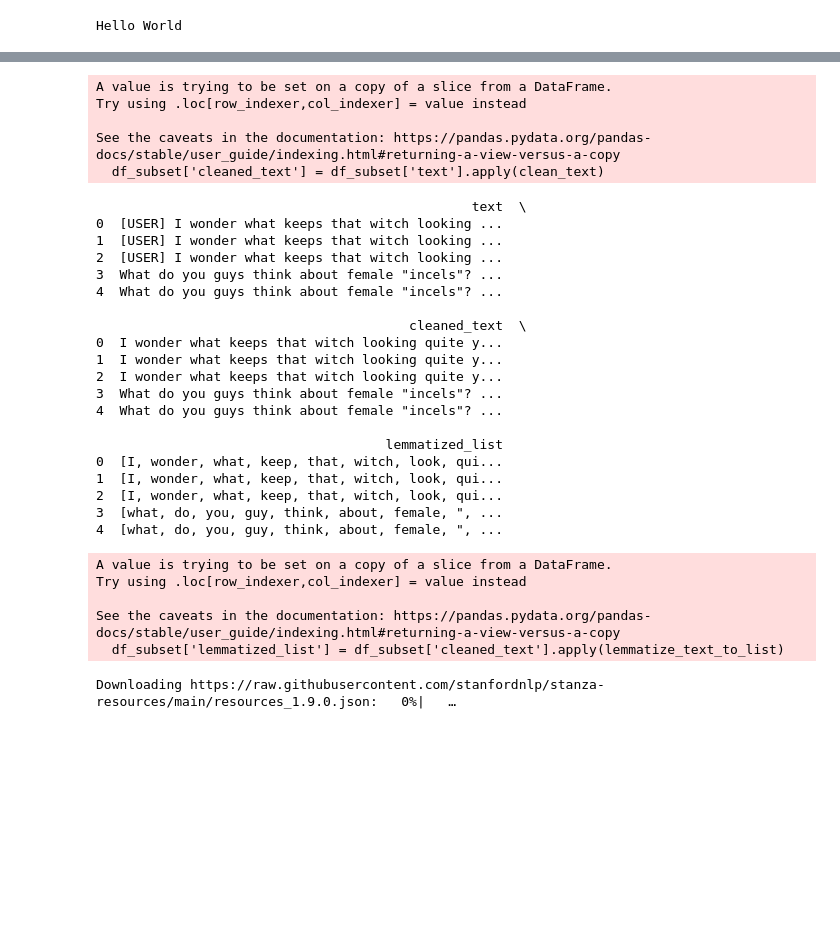
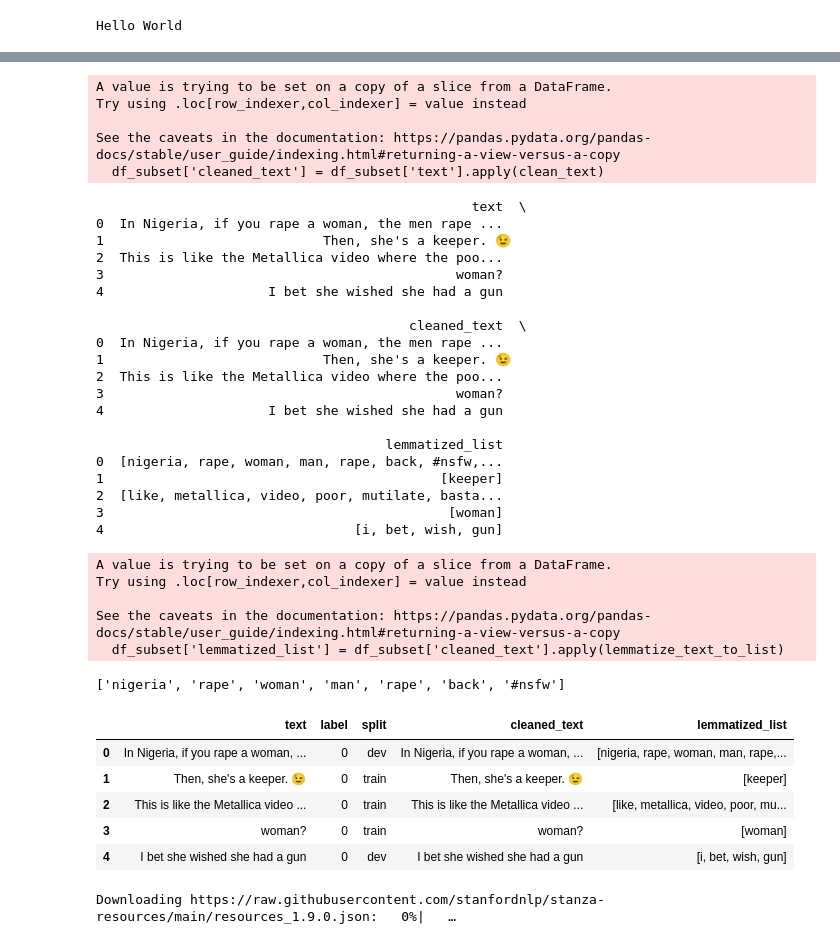
Before and after one commit to SvenGerloff/online_sexism_detection, a Jupyter notebook: milestone_1/00_data_preparation.ipynb, the cells around one changed output, grey strips where cells are left out. Saved outputs shown, nothing was run; the diff lists cells and outputs as text; code cells hidden in the pictures; blank space fills up the shorter version.

```diff
--- a/milestone_1/00_data_preparation.ipynb
+++ b/milestone_1/00_data_preparation.ipynb
@@ -119,13 +131,17 @@ INFO:stanza:Done loading processors!
+# %%
+# Function to clean text and remove specific strings
+def clean_text(text):
+    return text.replace('[USER]', '').strip()  # Remove '[USER]' and any leading/trailing whitespace
+
+# Function to lemmatize text and return as a list of lemmas
+def lemmatize_text_to_list(text):
+    doc = nlp(text)
+    sentences = [doc]
+    lemmatized_words = [word.lemma for sentence in doc.sentences
+                        for word in sentence.words if word.lemma not in stopwords.words('english')]
+    lemmatized_words = [word.lower() for word in lemmatized_words if len(word) >= 2 or word=="I"]
+    return lemmatized_words  # Return as a list
 # %%
-# Function to clean text and remove specific strings
-def clean_text(text):
-    return text.replace('[USER]', '').strip()  # Remove '[USER]' and any leading/trailing whitespace
-
-# Function to lemmatize text and return as a list of lemmas
-def lemmatize_text_to_list(text):
-    doc = nlp(text)
-    lemmatized_words = [word.lemma for sentence in doc.sentences for word in sentence.words]
-    return lemmatized_words  # Return as a list
 
 # Clean the 'text' column
 df_subset['cleaned_text'] = df_subset['text'].apply(clean_text)
@@ -142,30 +158,43 @@ Try using .loc[row_indexer,col_indexer] = value instead
 See the caveats in the documentation: https://pandas.pydata.org/pandas-docs/stable/user_guide/indexing.html#returning-a-view-versus-a-copy
   df_subset['cleaned_text'] = df_subset['text'].apply(clean_text)
                                                 text  \
-0  [USER] I wonder what keeps that witch looking ...
-1  [USER] I wonder what keeps that witch looking ...
-2  [USER] I wonder what keeps that witch looking ...
-3  What do you guys think about female "incels"? ...
-4  What do you guys think about female "incels"? ...
+0  In Nigeria, if you rape a woman, the men rape ...
+1                            Then, she's a keeper. 😉
+2  This is like the Metallica video where the poo...
+3                                             woman?
+4                     I bet she wished she had a gun
 
                                         cleaned_text  \
-0  I wonder what keeps that witch looking quite y...
-1  I wonder what keeps that witch looking quite y...
-2  I wonder what keeps that witch looking quite y...
-3  What do you guys think about female "incels"? ...
-4  What do you guys think about female "incels"? ...
+0  In Nigeria, if you rape a woman, the men rape ...
+1                            Then, she's a keeper. 😉
+2  This is like the Metallica video where the poo...
+3                                             woman?
+4                     I bet she wished she had a gun
 
                                      lemmatized_list
-0  [I, wonder, what, keep, that, witch, look, qui...
-1  [I, wonder, what, keep, that, witch, look, qui...
-2  [I, wonder, what, keep, that, witch, look, qui...
-3  [what, do, you, guy, think, about, female, ", ...
-4  [what, do, you, guy, think, about, female, ", ...
+0  [nigeria, rape, woman, man, rape, back, #nsfw,...
+1                                           [keeper]
+2  [like, metallica, video, poor, mutilate, basta...
+3                                            [woman]
+4                                [i, bet, wish, gun]
 A value is trying to be set on a copy of a slice from a DataFrame.
 Try using .loc[row_indexer,col_indexer] = value instead
 
 See the caveats in the documentation: https://pandas.pydata.org/pandas-docs/stable/user_guide/indexing.html#returning-a-view-versus-a-copy
   df_subset['lemmatized_list'] = df_subset['cleaned_text'].apply(lemmatize_text_to_list)
+# %%
+lemmatize_text_to_list("In Nigeria, if you rape a woman, the men rape you back! #NSFW")
+# %% [output]
+['nigeria', 'rape', 'woman', 'man', 'rape', 'back', '#nsfw']
+# %%
+df_subset.head()
+# %% [output]
+|  | text | label | split | cleaned_text | lemmatized_list |
+| 0 | In Nigeria, if you rape a woman, ... | 0 | dev | In Nigeria, if you rape a woman, ... | [nigeria, rape, woman, man, rape,... |
+| 1 | Then, she's a keeper. 😉 | 0 | train | Then, she's a keeper. 😉 | [keeper] |
+| 2 | This is like the Metallica video ... | 0 | train | This is like the Metallica video ... | [like, metallica, video, poor, mu... |
+| 3 | woman? | 0 | train | woman? | [woman] |
+| 4 | I bet she wished she had a gun | 0 | dev | I bet she wished she had a gun | [i, bet, wish, gun] |
 # %%
 stanza.download('en')  # Ensure the model is downloaded if not already
 nlp = stanza.Pipeline('en', processors='tokenize,lemma,pos')
```
Also changed, not shown: parts of 26 cells of this notebook, 1 other file.
